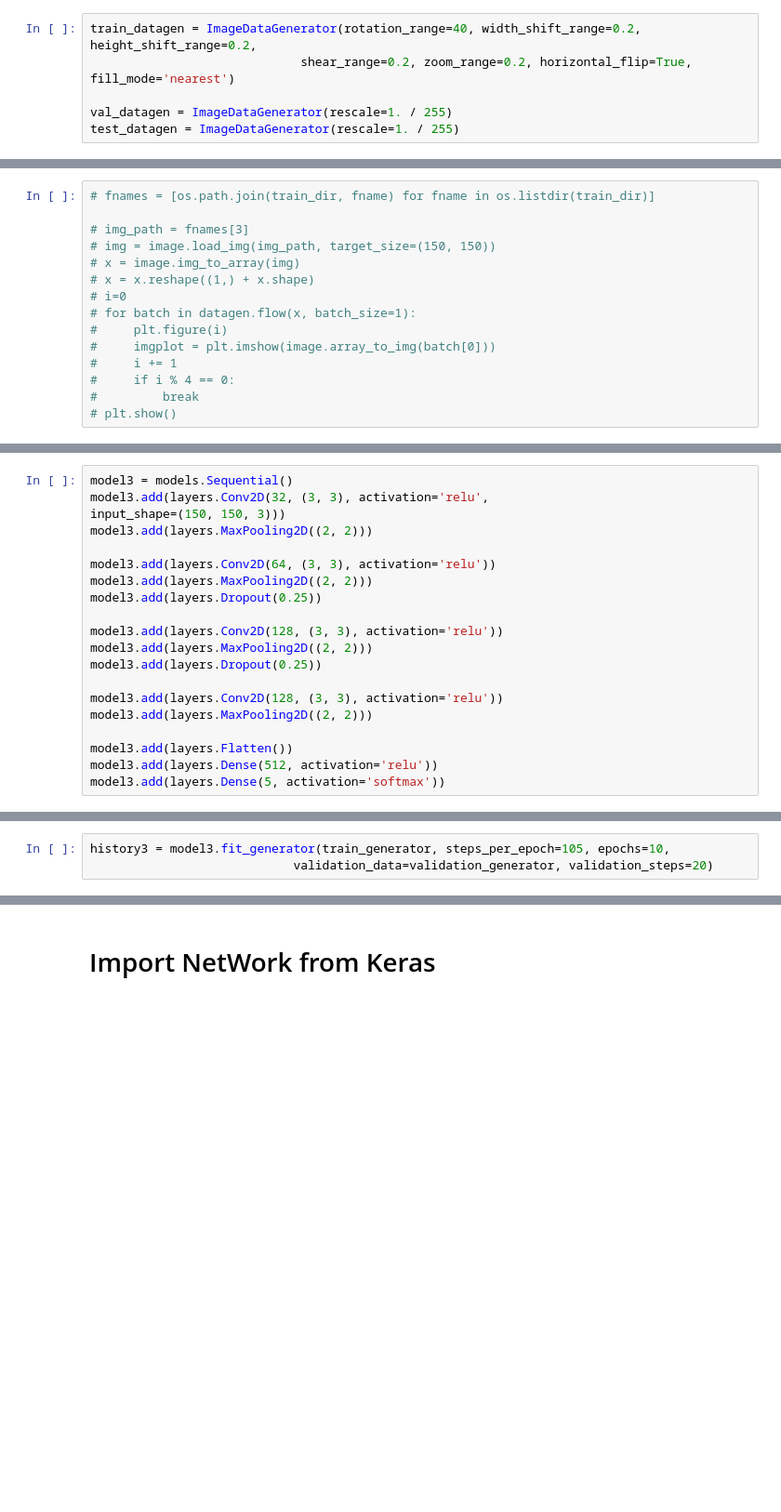
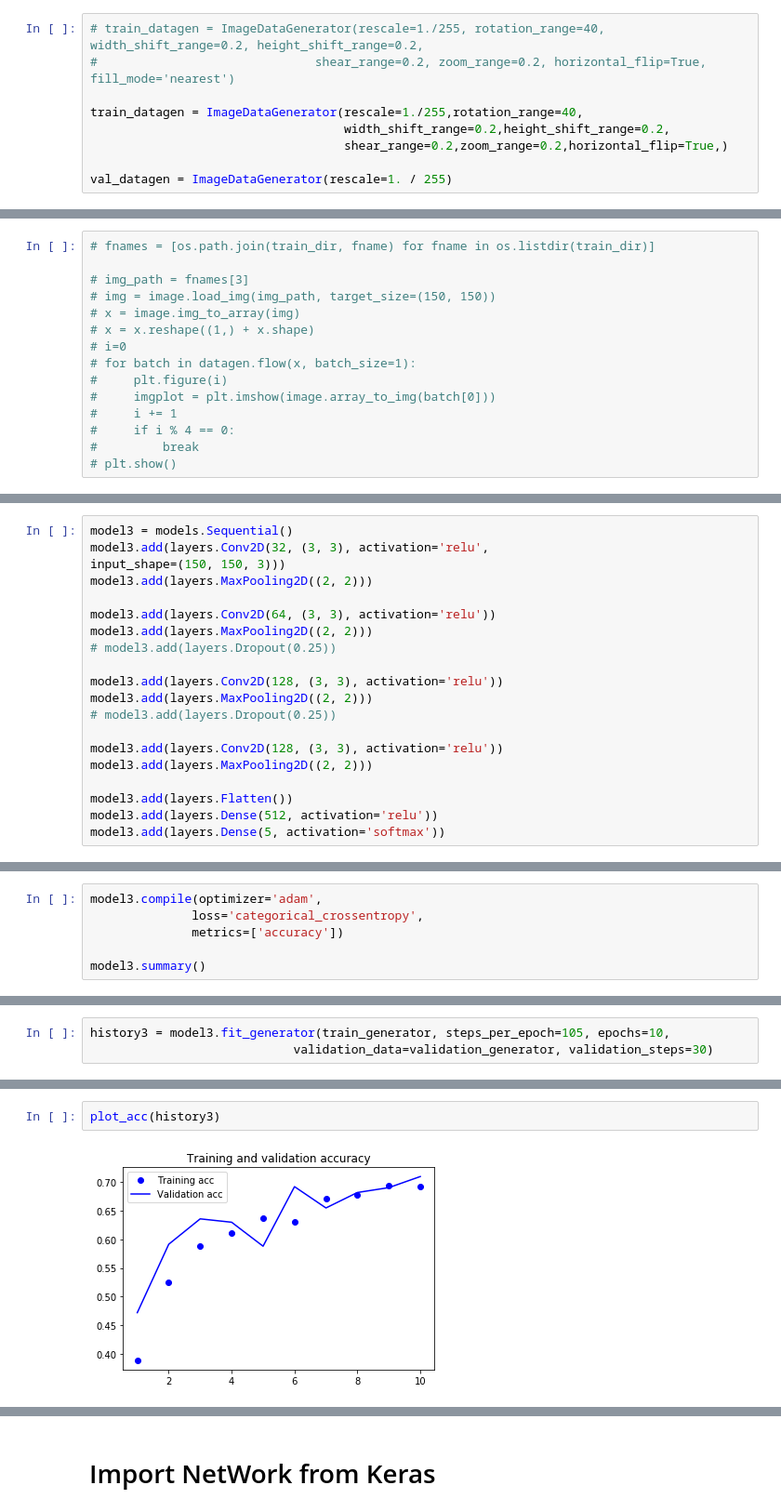
Before and after one commit to LurreMcFly/edan95, a Jupyter notebook: Lab3/SimpleCNN.ipynb, the cells around one changed output, grey strips where cells are left out. Shown: that part at 93% size. Cells and saved outputs as stored; diff of their text form; blank space fills up the shorter version.

```diff
--- a/Lab3/SimpleCNN.ipynb
+++ b/Lab3/SimpleCNN.ipynb
@@ -253,9 +294,12 @@ plt.show()
 # %% [markdown]
 # Setting up data augmentation
 # %%
-train_datagen = ImageDataGenerator(rotation_range=40, width_shift_range=0.2, height_shift_range=0.2,
-                             shear_range=0.2, zoom_range=0.2, horizontal_flip=True, fill_mode='nearest')
+# train_datagen = ImageDataGenerator(rescale=1./255, rotation_range=40, width_shift_range=0.2, height_shift_range=0.2,
+#                              shear_range=0.2, zoom_range=0.2, horizontal_flip=True, fill_mode='nearest')
+
+train_datagen = ImageDataGenerator(rescale=1./255,rotation_range=40,
+                                   width_shift_range=0.2,height_shift_range=0.2,
+                                   shear_range=0.2,zoom_range=0.2,horizontal_flip=True,)
 
 val_datagen = ImageDataGenerator(rescale=1. / 255)
-test_datagen = ImageDataGenerator(rescale=1. / 255)
 # %%
@@ -295,11 +338,11 @@ model3.add(layers.MaxPooling2D((2, 2)))
 
 model3.add(layers.Conv2D(64, (3, 3), activation='relu'))
 model3.add(layers.MaxPooling2D((2, 2)))
-model3.add(layers.Dropout(0.25))
+# model3.add(layers.Dropout(0.25))
 
 model3.add(layers.Conv2D(128, (3, 3), activation='relu'))
 model3.add(layers.MaxPooling2D((2, 2)))
-model3.add(layers.Dropout(0.25))
+# model3.add(layers.Dropout(0.25))
 
 model3.add(layers.Conv2D(128, (3, 3), activation='relu'))
 model3.add(layers.MaxPooling2D((2, 2)))
@@ -313,0 +353,6 @@ model3.compile(optimizer='adam',
+# %%
+model3.compile(optimizer='adam',
+              loss='categorical_crossentropy',
+              metrics=['accuracy'])
+
+model3.summary()
@@ -314,3 +377,3 @@ model3.compile(optimizer='adam',
 # %%
 history3 = model3.fit_generator(train_generator, steps_per_epoch=105, epochs=10,
-                            validation_data=validation_generator, validation_steps=20)
+                            validation_data=validation_generator, validation_steps=30)
@@ -316,0 +401,4 @@ history3 = model3.fit_generator(train_generator, steps_per_epoch=105, epochs=10,
+# %%
+plot_acc(history3)
+# %% [output]
+[figure, added]
```
Also changed, not shown: parts of 53 cells of this notebook.
